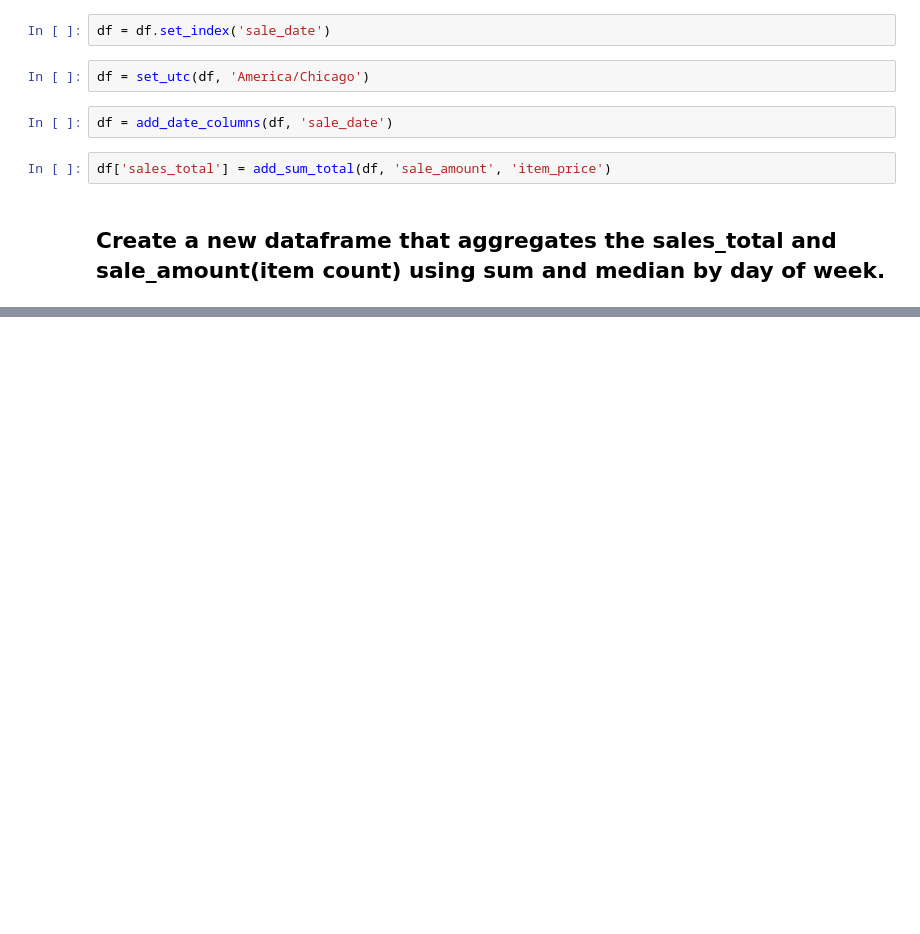
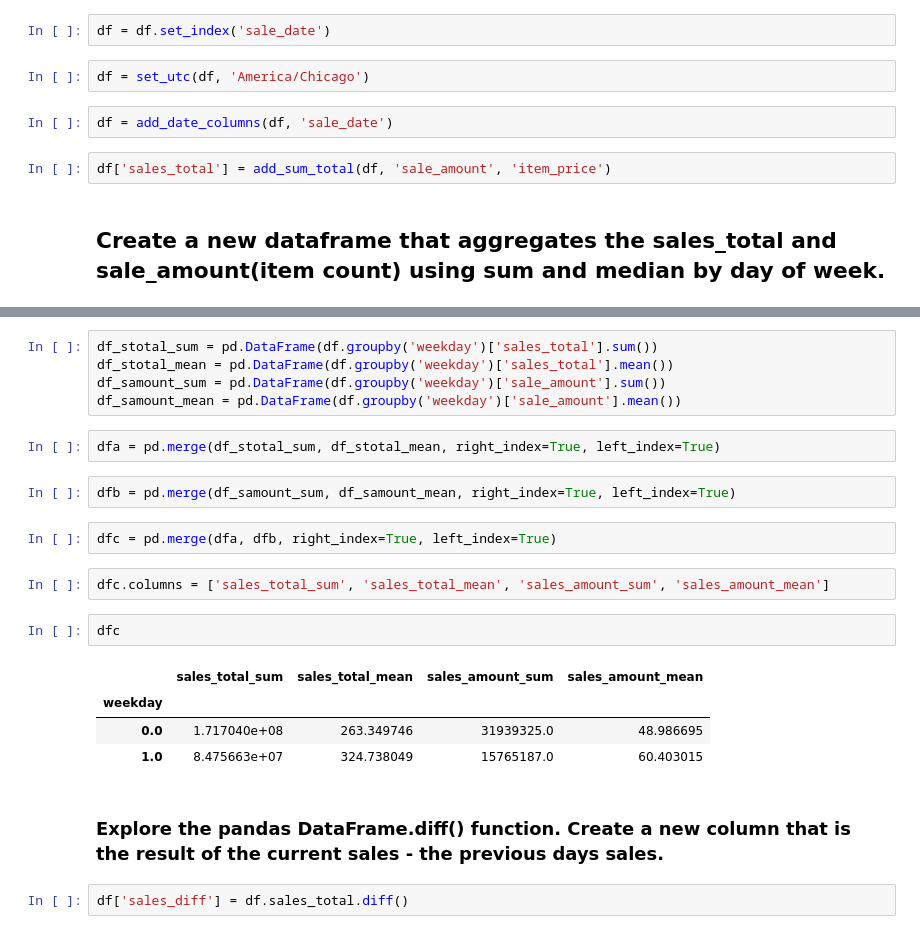
Before and after one commit to ecdedios/ds-methodologies-exercises, a Jupyter notebook: time_series/playground.ipynb, the cells around one changed output, grey strips where cells are left out. Drawn from its saved outputs; the diff is of its cells as text; blank space fills up the shorter version.

```diff
--- a/time_series/playground.ipynb
+++ b/time_series/playground.ipynb
@@ -158 +141,25 @@ df_agg.head(10)
+# %%
+df_stotal_sum = pd.DataFrame(df.groupby('weekday')['sales_total'].sum())
+df_stotal_mean = pd.DataFrame(df.groupby('weekday')['sales_total'].mean())
+df_samount_sum = pd.DataFrame(df.groupby('weekday')['sale_amount'].sum())
+df_samount_mean = pd.DataFrame(df.groupby('weekday')['sale_amount'].mean())
+# %%
+dfa = pd.merge(df_stotal_sum, df_stotal_mean, right_index=True, left_index=True)
+# %%
+dfb = pd.merge(df_samount_sum, df_samount_mean, right_index=True, left_index=True)
+# %%
+dfc = pd.merge(dfa, dfb, right_index=True, left_index=True)
+# %%
+dfc.columns = ['sales_total_sum', 'sales_total_mean', 'sales_amount_sum', 'sales_amount_mean']
+# %%
+dfc
+# %% [output]
+|  | sales_total_sum | sales_total_mean | sales_amount_sum | sales_amount_mean |
+| weekday |  |  |  |  |
+| 0.0 | 1.717040e+08 | 263.349746 | 31939325.0 | 48.986695 |
+| 1.0 | 8.475663e+07 | 324.738049 | 15765187.0 | 60.403015 |
+# %% [markdown]
+### Explore the pandas DataFrame.diff() function. Create a new column that is the result of the current sales - the previous days sales.
+# %%
+df['sales_diff'] = df.sales_total.diff()
 # %%
```
Also changed, not shown: parts of 8 cells of this notebook, 3 other files.
